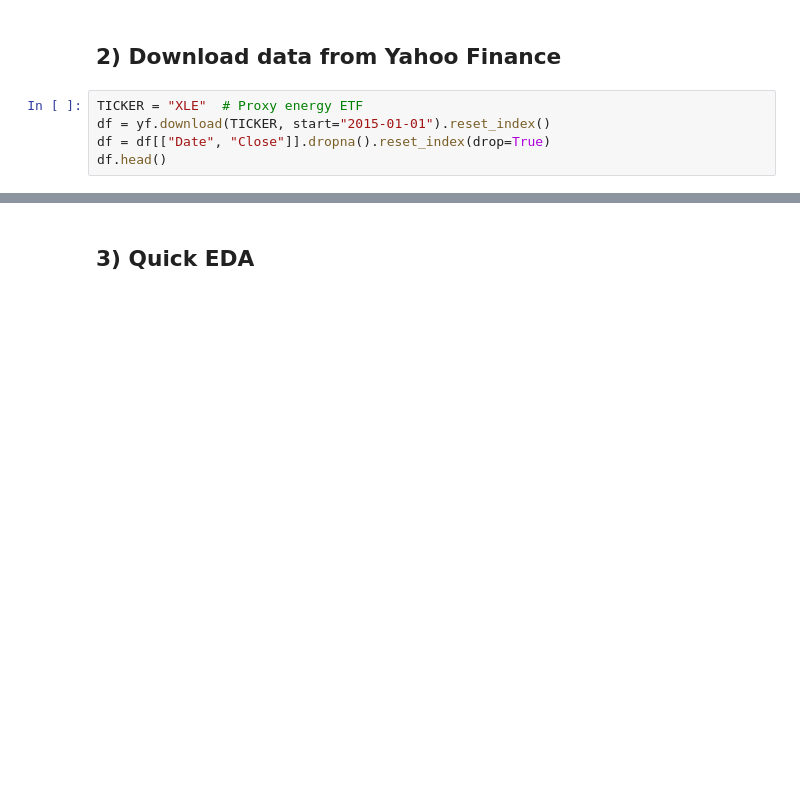
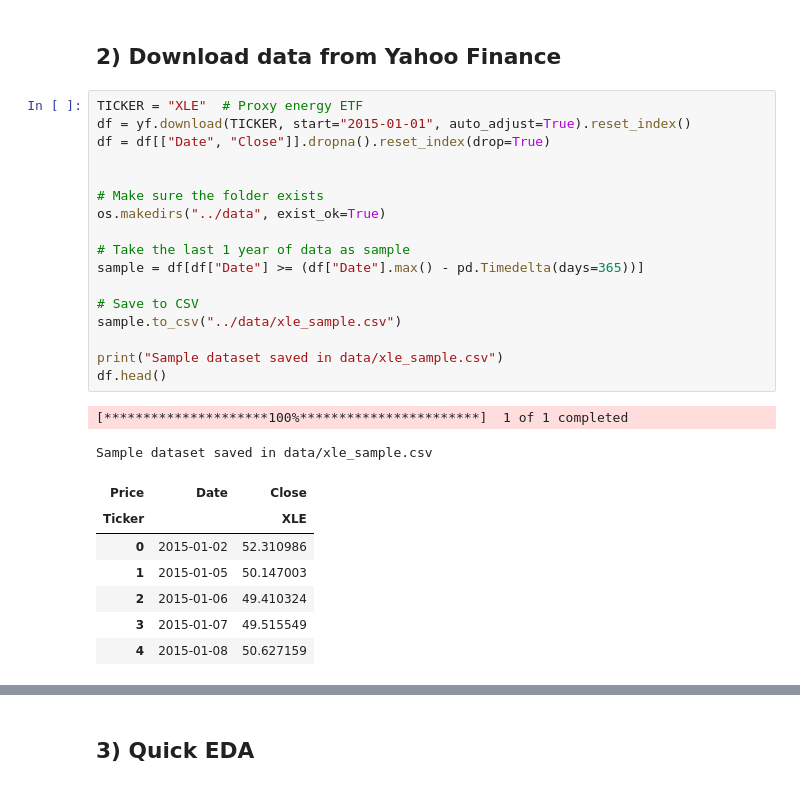
Before and after one commit to matteodimauro/electricity-futures-forecasting, a Jupyter notebook: notebooks/01_yfinance_mvp.ipynb, the cells around one changed output, grey strips where cells are left out. Drawn from its saved outputs; the diff is of its cells as text; blank space fills up the shorter version.

Commit message:
reupload data + executed and fixed cell

```diff
--- a/notebooks/01_yfinance_mvp.ipynb
+++ b/notebooks/01_yfinance_mvp.ipynb
@@ -60,6 +77,28 @@ def metrics(y_true, y_pred):
 ## 2) Download data from Yahoo Finance
 # %%
 TICKER = "XLE"  # Proxy energy ETF
-df = yf.download(TICKER, start="2015-01-01").reset_index()
+df = yf.download(TICKER, start="2015-01-01", auto_adjust=True).reset_index()
 df = df[["Date", "Close"]].dropna().reset_index(drop=True)
+
+
+# Make sure the folder exists
+os.makedirs("../data", exist_ok=True)
+
+# Take the last 1 year of data as sample
+sample = df[df["Date"] >= (df["Date"].max() - pd.Timedelta(days=365))]
+
+# Save to CSV
+sample.to_csv("../data/xle_sample.csv")
+
+print("Sample dataset saved in data/xle_sample.csv")
 df.head()
+# %% [output]
+[*********************100%***********************]  1 of 1 completed
+Sample dataset saved in data/xle_sample.csv
+| Price | Date | Close |
+| Ticker |  | XLE |
+| 0 | 2015-01-02 | 52.310986 |
+| 1 | 2015-01-05 | 50.147003 |
+| 2 | 2015-01-06 | 49.410324 |
+| 3 | 2015-01-07 | 49.515549 |
+| 4 | 2015-01-08 | 50.627159 |
```
Also changed, not shown: parts of 13 cells of this notebook, 1 other file.
